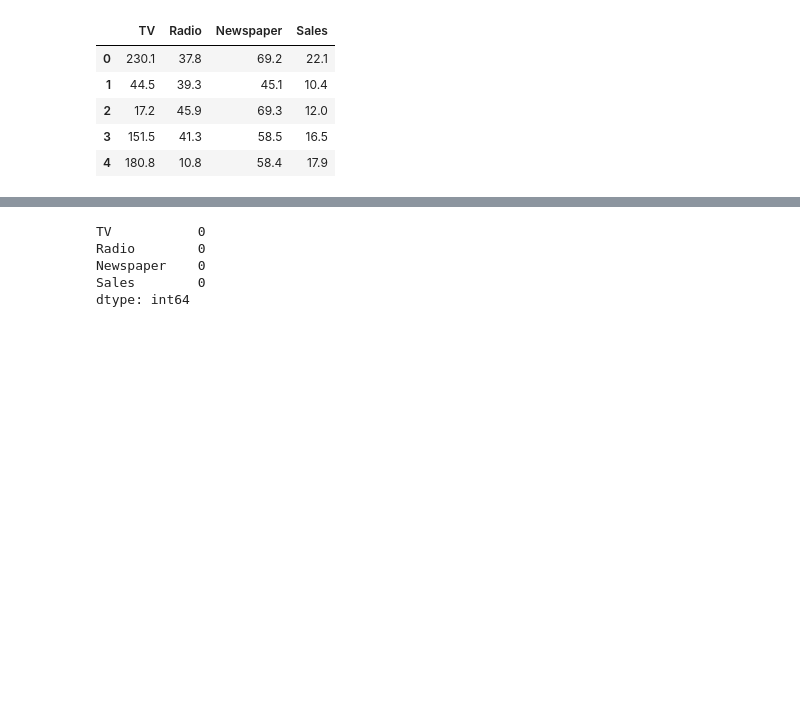
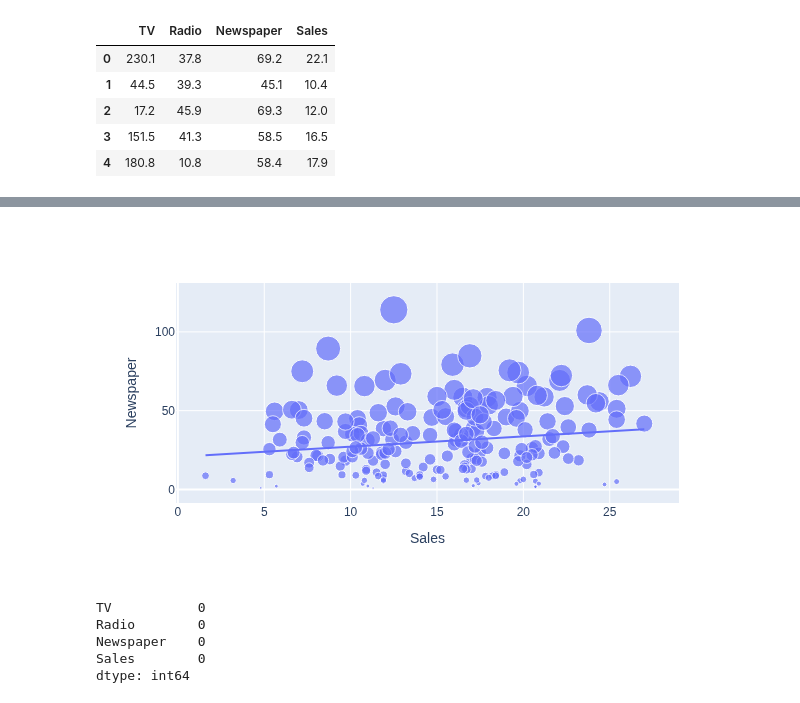
Before and after one commit to 5joe/python_machine_and_deep_learning, a Jupyter notebook: future_sales_prediction/future_sales_prediction.ipynb, the cells around one changed output, grey strips where cells are left out. Cells and saved outputs as stored; diff of their text form; code cells hidden in the pictures; blank space fills up the shorter version.

```diff
--- a/future_sales_prediction/future_sales_prediction.ipynb
+++ b/future_sales_prediction/future_sales_prediction.ipynb
@@ -20,3 +68,11 @@ data.head()
+# %%
+figure = px.scatter(data_frame = data2, x = "Sales",
+                   y = "Newspaper",size = "Newspaper",
+                   trendline = "ols"
+                   )
+figure.show()
+# %% [output]
+[figure, added]
 # %%
 # Lets check check if this dataset contains any Null values or not
 print(data.isnull().sum())
```
Also changed, not shown: parts of 12 cells of this notebook, 4 other files.
